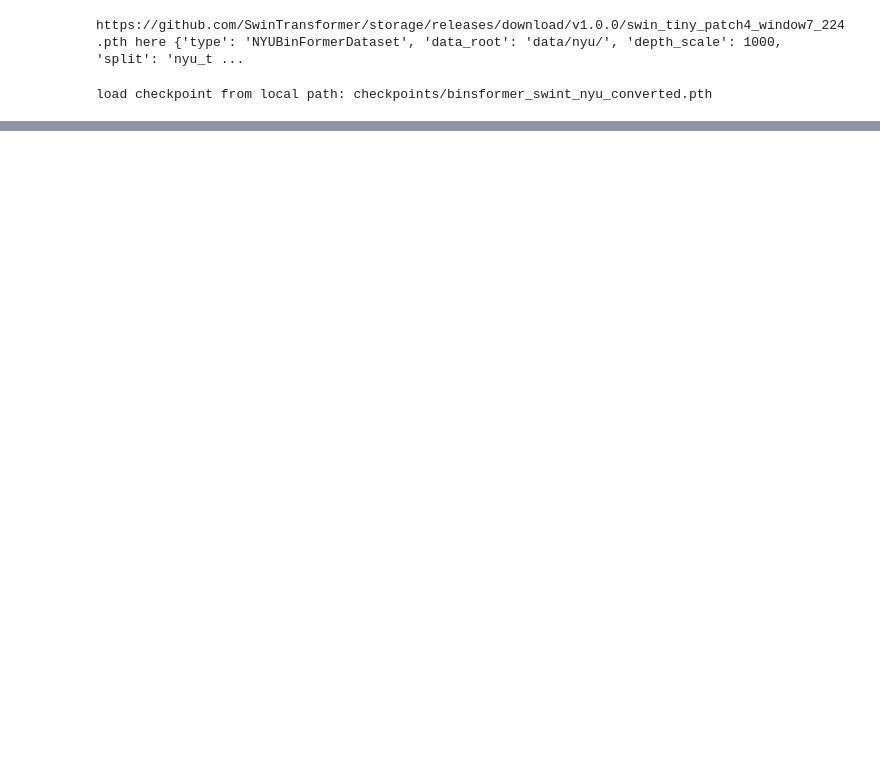
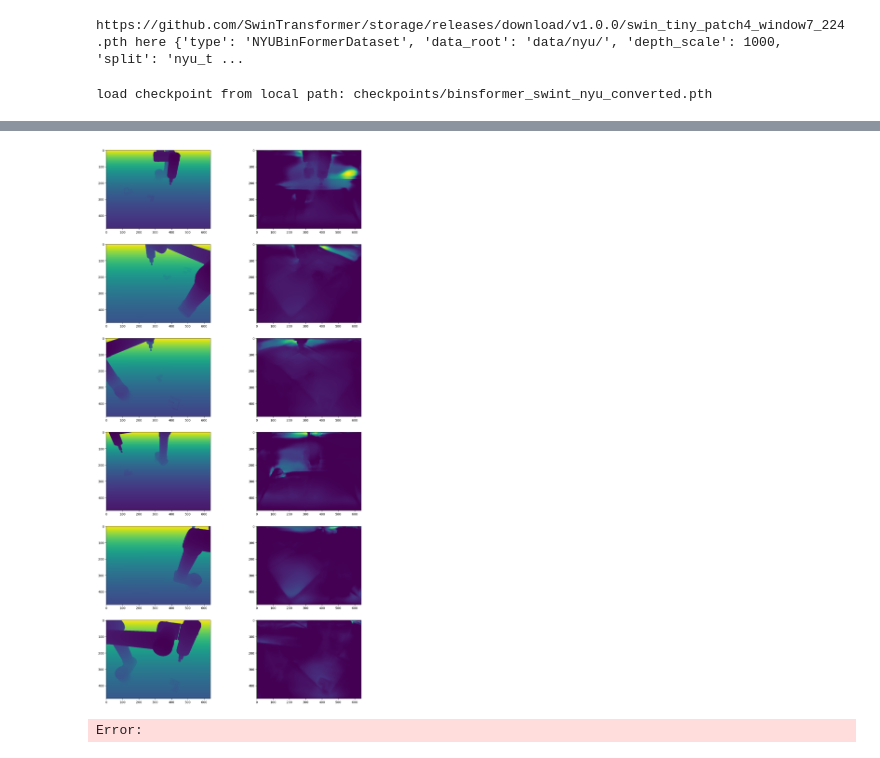
Before and after one commit to MatiasEtcheve/RECVIS-transporter-networks, a Jupyter notebook: stuff.ipynb, the cells around one changed output, grey strips where cells are left out. Saved outputs shown, nothing was run; the diff lists cells and outputs as text; code cells hidden in the pictures; blank space fills up the shorter version.

```diff
--- a/stuff.ipynb
+++ b/stuff.ipynb
@@ -175,0 +132,26 @@ HEREEEEEEEEE False
+# %%
+with torch.no_grad():
+    output_batch = adabins.forward(
+        [preprocess(batch)], [img_metas], return_loss=False
+    )
+output_batch = np.concatenate(output_batch, axis=0).reshape(
+    depth_images.shape
+)
+output_batch_min = np.min(output_batch, axis=(2, 3))
+output_batch_max = np.max(output_batch, axis=(2, 3))
+output_batch = (
+                255
+                * (output_batch - output_batch_min[:, :, None, None])
+                / (output_batch_max[:, :, None, None] - output_batch_min[:, :, None, None])
+            )
+# %%
+fig, axs = plt.subplots(6, 2, figsize=(16, 32))
+counter = 0
+for i in range(2):
+    for j in range(3):
+        axs[counter, 0].imshow(depth_images[i, j])
+        axs[counter, 1].imshow(output_batch[i, j])
+        counter += 1
+# %% [output]
+[figure, added]
+Error:
```
Also changed, not shown: parts of 7 cells of this notebook, 1 other file.
